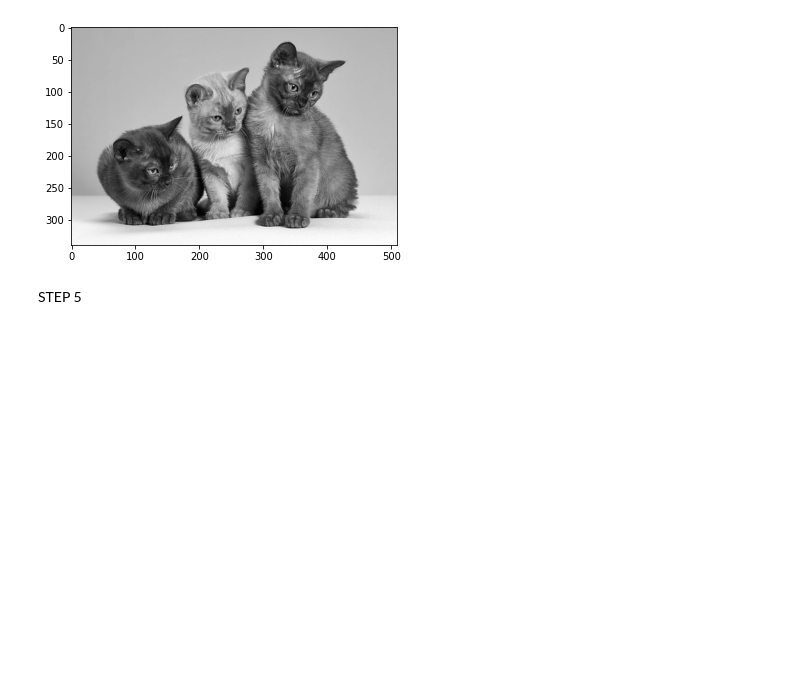
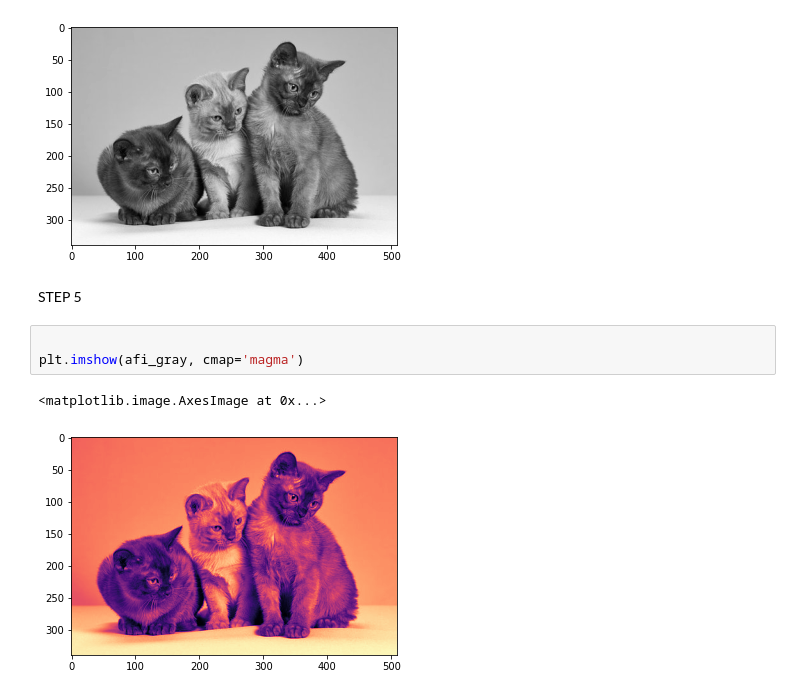
Before and after one commit to afipolinema/PCVK_Genap_2021, a Jupyter notebook: Week2.ipynb, the cells around one changed output. Drawn from its saved outputs; the diff is of its cells as text; blank space fills up the shorter version.

```diff
--- a/Week2.ipynb
+++ b/Week2.ipynb
@@ -42,3 +45,9 @@ plt.imshow(afi_gray, cmap='gray')
 [figure]
 # %% [markdown]
 STEP 5
+# %%
+
+plt.imshow(afi_gray, cmap='magma')
+# %% [output]
+<matplotlib.image.AxesImage at 0x...>
+[figure, added]
```
Also changed, not shown: parts of 38 cells of this notebook.
